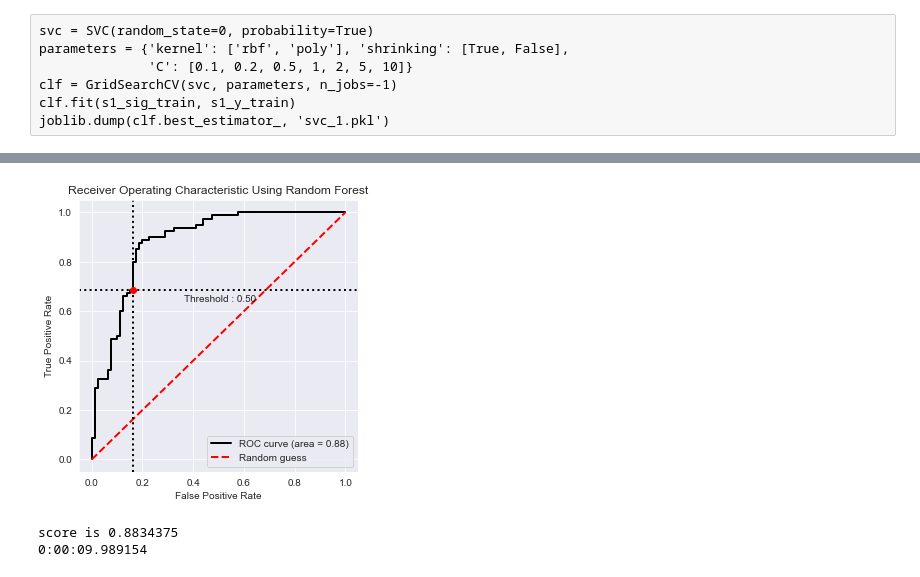
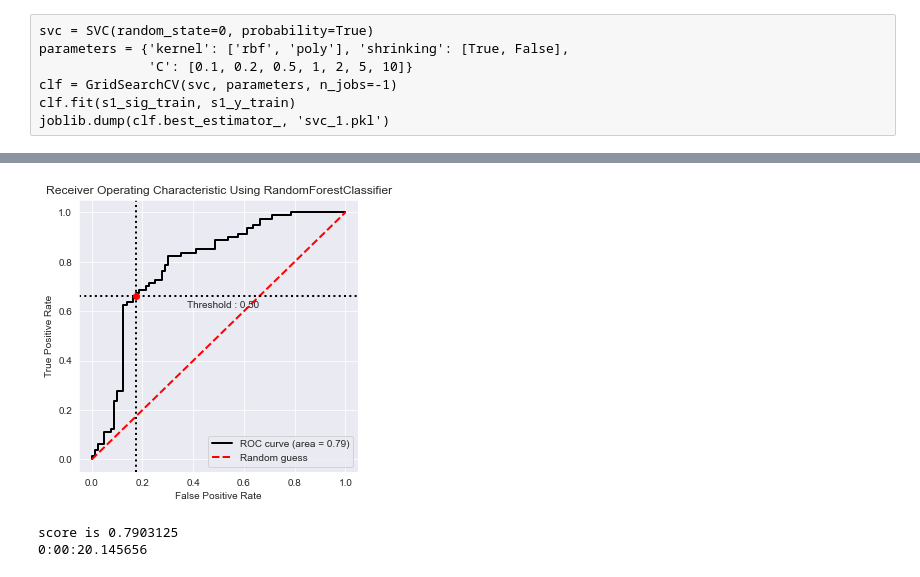
Before and after one commit to XiaoqiW09/M2R, a Jupyter notebook: Alcoholic EEG.ipynb, the cells around one changed output, grey strips where cells are left out. Drawn from its saved outputs; the diff is of its cells as text; code cells hidden in the pictures.

Commit message:
add gridsearching to all models

```diff
--- a/Alcoholic EEG.ipynb
+++ b/Alcoholic EEG.ipynb
@@ -334,15 +345,20 @@ for i in tqdm(range(3,20)):
 # %%
-clf = AdaBoostClassifier()
-clf.fit(s1_sig_train, s1_y_train)
-y_pred_proba = clf.predict_proba(s1_sig_test)[:,1]
-y_pred = clf.predict(s1_sig_test)
+start = datetime.datetime.now()
 
+
+loaded_model = joblib.load(open('ada_1.pkl', 'rb'))
+y_pred_proba = loaded_model.predict_proba(s1_sig_test)[:, 1]
+y_pred = loaded_model.predict(s1_sig_test)
 bc = BinaryClassification(t1_y_test, y_pred_proba, labels=["Class 0", "Class 1"])
+
 # Figures
 plt.figure(figsize=(5,5))
 bc.plot_roc_curve()
 plt.title("Receiver Operating Characteristic Using AdaBoostClassifier")
 plt.show()
 score = roc_auc_score(t1_y_test, y_pred_proba)
+
+end = datetime.datetime.now()
 print("score is " + str(score))
+print(end-start)
 # %% [output]
@@ -385,27 +378,23 @@ s12_sig_test = sig.sig(t12_X_test, 2)
 # %%
 start = datetime.datetime.now()
-rf = RandomForestClassifier(random_state=0)
-parameters = param_grid = {'min_weight_fraction_leaf': [0.01, 0.1, 0.5],
-                           'bootstrap': [True, False],
-                           'max_depth': (2, 5, 10),
-                           'max_leaf_nodes': (2, 5, 10),
-                           'n_estimators': (100, 200)}
-clf = GridSearchCV(rf, parameters, n_jobs=-1)
-clf.fit(s12_sig_train, s12_y_train)
-y_pred_proba = clf.predict_proba(s12_sig_test)[:,1]
-y_pred = clf.predict(s12_sig_test)
 
-bc = BinaryClassification(t12_y_test, y_pred_proba, labels=["Class 0", "Class 1"])
+
+loaded_model = joblib.load(open('rf_1.pkl', 'rb'))
+y_pred_proba = loaded_model.predict_proba(s1_sig_test)[:, 1]
+y_pred = loaded_model.predict(s1_sig_test)
+bc = BinaryClassification(t1_y_test, y_pred_proba, labels=["Class 0", "Class 1"])
+
 # Figures
 plt.figure(figsize=(5,5))
 bc.plot_roc_curve()
-plt.title("Receiver Operating Characteristic Using Random Forest")
+plt.title("Receiver Operating Characteristic Using RandomForestClassifier")
 plt.show()
-score = roc_auc_score(t12_y_test, y_pred_proba)
+score = roc_auc_score(t1_y_test, y_pred_proba)
+
 end = datetime.datetime.now()
 print("score is " + str(score))
 print(end-start)
 # %% [output]
-[figure, old version]
+[figure, new version]
-score is 0.8834375
-0:00:09.989154
+score is 0.7903125
+0:00:20.145656
```
Also changed, not shown: parts of 28 cells of this notebook, 3 other files.
